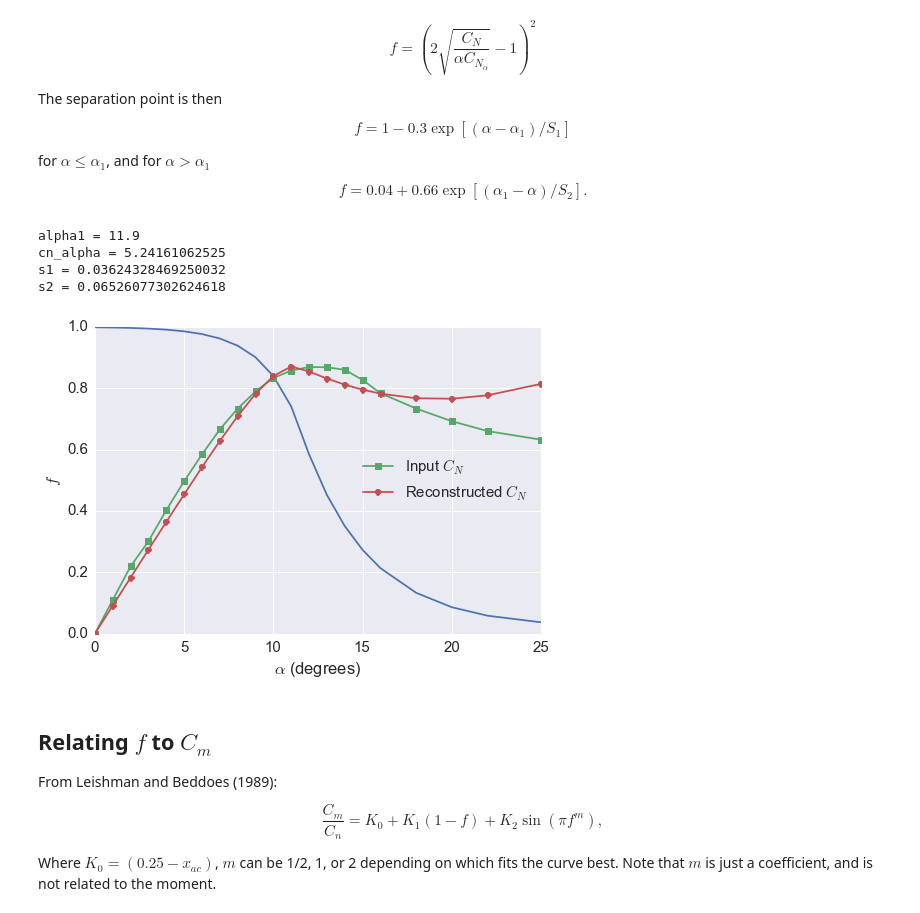
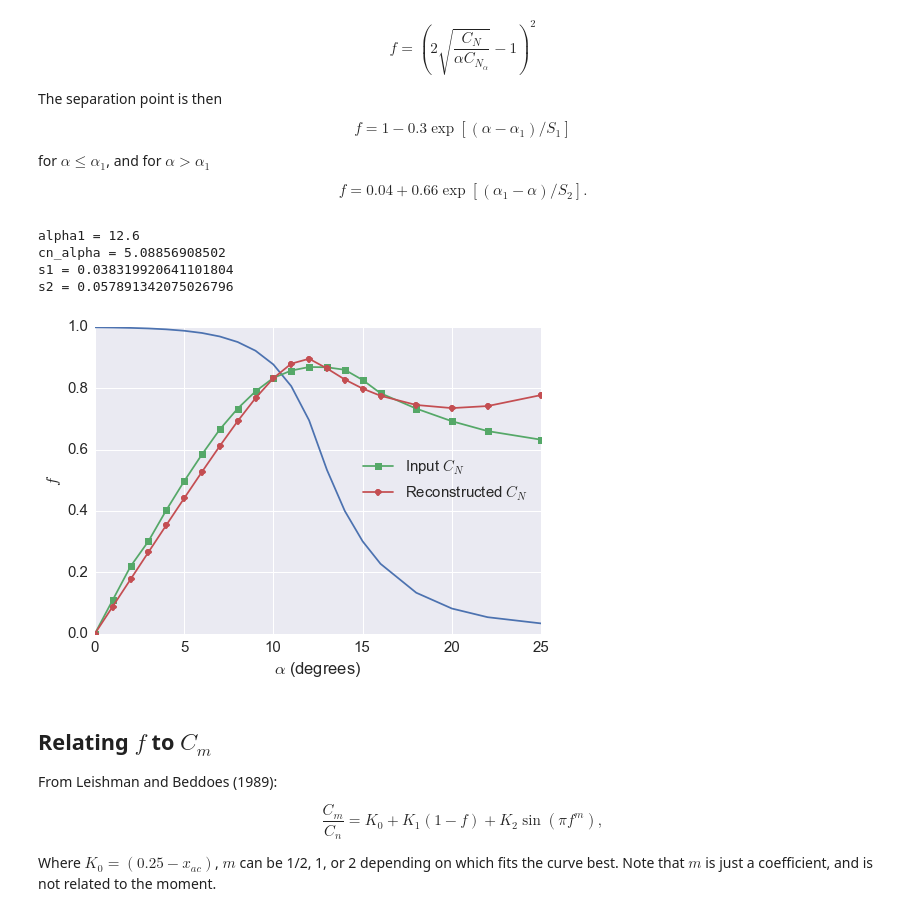
Before and after one commit to petebachant/Leishman-Beddoes-constants, a Jupyter notebook: notebook.ipynb, the cells around one changed output. Cells and saved outputs as stored; diff of their text form; code cells hidden in the pictures.

Commit message:
Use linear regression to calculate cn_alpha

```diff
--- a/notebook.ipynb
+++ b/notebook.ipynb
@@ -85,12 +85,13 @@ def find_alpha_ss(df, threshold=0.03):
 def calc_cn_alpha(df, frac_cn_alpha=0.75):
     """Calculate normal force slope."""
     alpha_ss = find_alpha_ss(df)
-    alpha1 = alpha_ss*frac_cn_alpha
-    alpha0 = alpha_ss*0.1
-    dalpha = alpha1 - alpha0
-    cn1 = np.interp(alpha1, df.alpha_deg, df.cn)
-    cn0 = np.interp(alpha0, df.alpha_deg, df.cn)
-    cn_alpha = (cn1 - cn0)/(dalpha/180.0*np.pi)
+    df = df[df.alpha_deg <= alpha_ss*frac_cn_alpha]
+    x = df.alpha_rad
+    y = df.cn
+    A = np.array([[len(x), sum(x)],
+                  [sum(x), sum(x**2)]])
+    b = np.array([sum(y), sum(x*y)])
+    a, cn_alpha = np.linalg.solve(A, b)
     return cn_alpha
 
 
@@ -131,8 +132,8 @@ def f2cn(f, alpha_rad, cn_alpha):
     return cn_alpha*alpha_rad*((1 + np.sqrt(f))/2)**2
 
 
-def calc_reconst(foil="NACA0021", A=1.0, B=0.4, C=0.02, D=0.58, frac_cn_alpha=0.5,
-                 frac_alpha1=0.85):
+def calc_reconst(foil="NACA0021", A=1.0, B=0.4, C=0.02, D=0.58, frac_cn_alpha=0.7,
+                 frac_alpha1=0.9):
     """
     Calculate reconstructed force coefficients and return along with input data.
 
@@ -146,38 +147,38 @@ def calc_reconst(foil="NACA0021", A=1.0, B=0.4, C=0.02, D=0.58, frac_cn_alpha=0.
     df = df[df.alpha_deg <= 25]
     cn_alpha = calc_cn_alpha(df, frac_cn_alpha=frac_cn_alpha)
     alpha1 = calc_alpha1(df, frac_alpha1=frac_alpha1)
     s1, s2 = calc_s1_s2(df, A=A, B=B, C=C, D=D, frac_cn_alpha=frac_cn_alpha,
                         frac_alpha1=frac_alpha1)
     f = []
     for alpha in df.alpha_rad:
         if alpha <= alpha1:
             f.append(A - B*np.exp((alpha - alpha1)/s1))
         elif alpha > alpha1:
             f.append(C + D*np.exp((alpha1 - alpha)/s2))
     df["f"] = f
     df["cn_reconst"] = f2cn(f, df.alpha_rad, cn_alpha)
     print("alpha1 =", np.rad2deg(alpha1))
     print("cn_alpha =", cn_alpha)
     print("s1 =", s1)
     print("s2 =", s2)
     return df
 
 
 df = calc_reconst(foil="NACA0021")
 
 plt.plot(df.alpha_deg, df.f)
 plt.plot(df.alpha_deg, df.cn, "-s", label=r"Input $C_N$")
 plt.plot(df.alpha_deg, df.cn_reconst, "-o", label=r"Reconstructed $C_N$")
 plt.xlabel(r"$\alpha$ (degrees)")
 plt.ylabel("$f$")
 plt.legend(loc="best")
 plt.show()
 # %% [output]
-alpha1 = 11.9
-cn_alpha = 5.24161062525
-s1 = 0.03624328469250032
-s2 = 0.06526077302624618
+alpha1 = 12.6
+cn_alpha = 5.08856908502
+s1 = 0.038319920641101804
+s2 = 0.057891342075026796
-[figure, old version]
+[figure, new version]
 # %% [markdown]
 ## Relating $f$ to $C_m$
 
```
